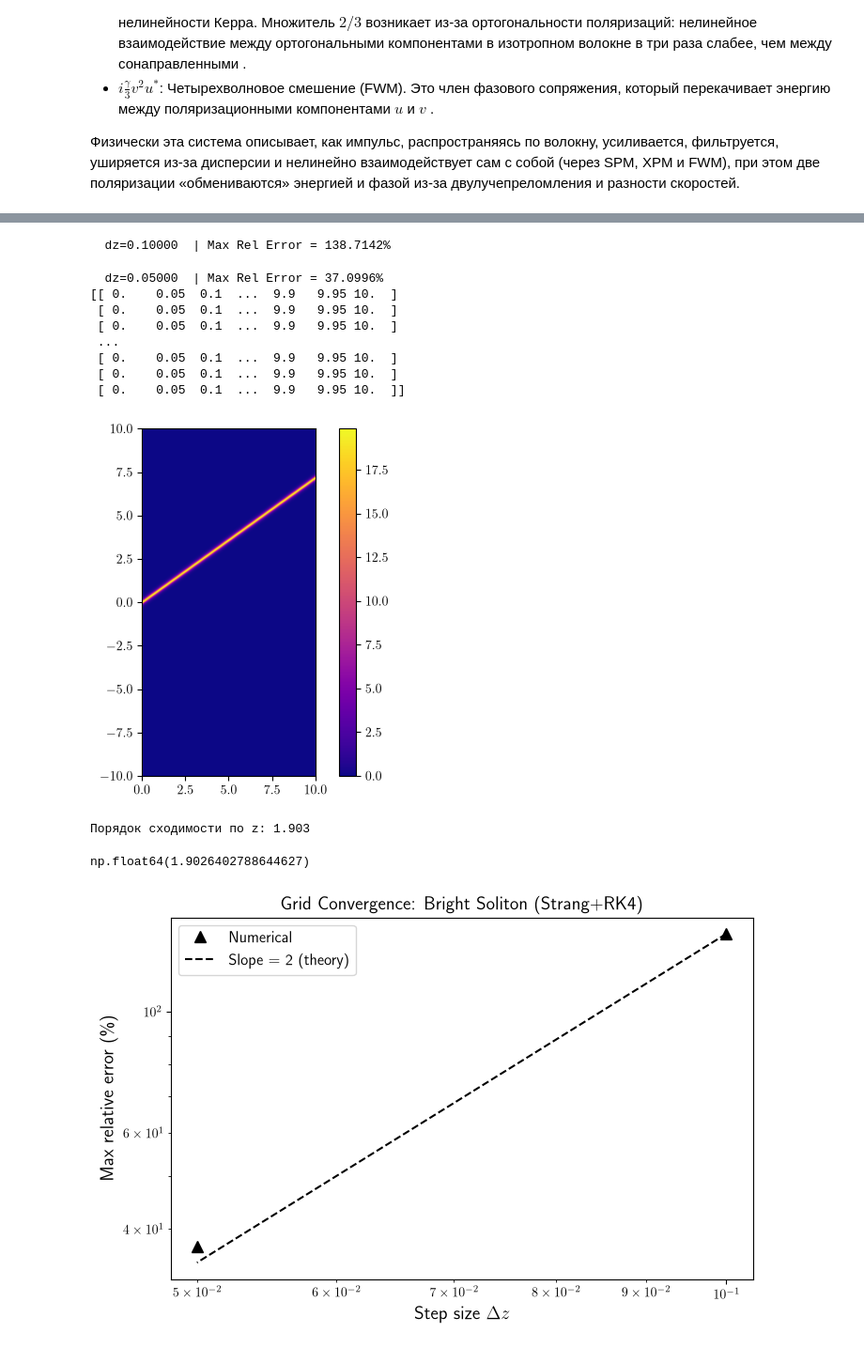
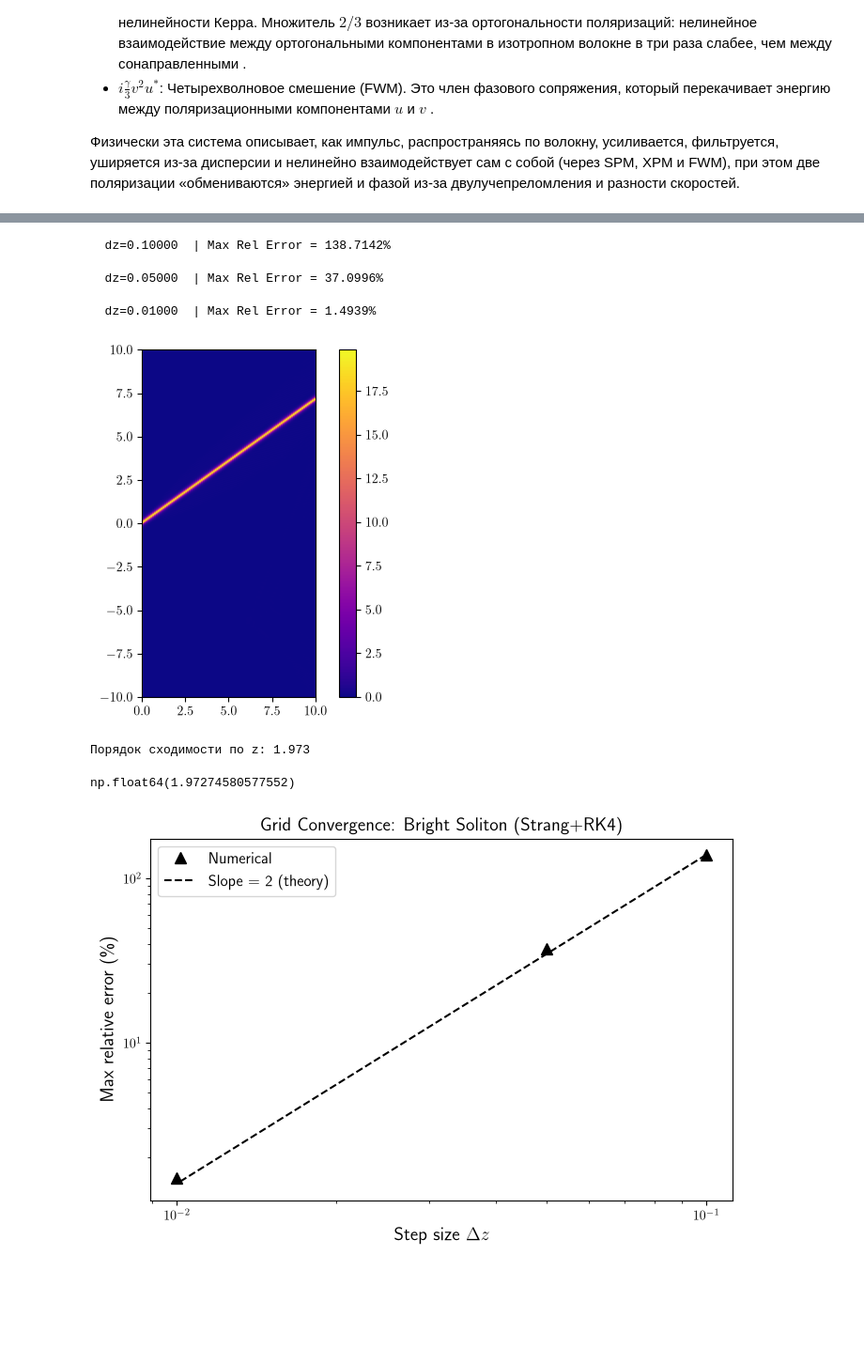
Before and after one commit to C0c0n4t/GLE, a Jupyter notebook: src/paired.ipynb, the cells around one changed output, grey strips where cells are left out. Shown at 94% size. Saved outputs shown, nothing was run; the diff lists cells and outputs as text; code cells hidden in the pictures; blank space fills up the shorter version.

Commit message:
Drawing for numerical is done, 2nd order is here, parameters are strange +  analytic is not looped??

```diff
--- a/src/paired.ipynb
+++ b/src/paired.ipynb
@@ -261,7 +251,8 @@ def convergence_study(params: dict, t_span: tuple, z_span: tuple):
     c0 = params["c0"]
     omega = params["omega"]
 
-    # TODO from where??
+    # Eq 7
+    # Important for order
     delta_required = (1.0 - beta2 * c0 * omega) / c0
     if abs(params["delta"] - delta_required) > 1e-6:
         print(f"⚠️ WARNING: delta={params['delta']} не согласовано!")
@@ -286,7 +277,7 @@ def convergence_study(params: dict, t_span: tuple, z_span: tuple):
     dz_values = [
         0.1,
         0.05,
-        # 0.01,
+        0.01,
         # 0.005,
         # 0.0025,
         # 0.00125,
@@ -310,7 +301,15 @@ def convergence_study(params: dict, t_span: tuple, z_span: tuple):
         errors.append(max(errors_dz))
         print(f"  dz={dz:<8.5f} | Max Rel Error = {errors[-1]:.4f}%")
 
-    u, v = model.bright_soliton_analytical(t_grid.points, z_grid.points, params)
+
+    z_grid = Grid(0.1, *z_span)
+    u = np.stack([u for u, v, z in model.solve(
+            t_grid,
+            z_grid,
+            initial_cond=model.bright_soliton_analytical(t_grid.points, 0, params),
+    )]).T
+    # u, v = model.bright_soliton_analytical(t_grid.points, z_grid.points, params)
+    # 1st dim is y, 2nd is x
     plt.imshow(
         np.abs(u),
         extent=(*z_span, *t_span),
@@ -349,44 +348,40 @@ def convergence_study(params: dict, t_span: tuple, z_span: tuple):
 #     "gamma": -0.02,   # Fig. 14a
 #     "g": 0, "delta_beta": 21,
 #     "c0": 1.5,
 # }
 # delta_exact = (1.0 - params_fig14["beta2"] * params_fig14['c0'] * params_fig14["omega"]) / params_fig14['c0']
 # params_fig14["delta"] = delta_exact
 
-convergence_study(
-    {
+
+params = {
         "k": 13,
         "c0": 1.4,
         "omega": 5,
         "w0": 0,
         # eq
         "delta_beta": 25,
         "beta2": 0.025,
         "Omega_g": 10,
         "delta": 0.59,
         "gamma": -0.014,
-        # "gamma": -0.153,
         "g": 0,
-    },
+}
+convergence_study(
+    params,
     # params_fig14,
+    # how t_span???, c0 * z_max
     t_span=(-10, 10),
     # z_span=(0, 50),
     z_span=(0, 10),
 )
 # %% [output]
 ⚠️ WARNING: delta=0.59 не согласовано!
    Для точного решения требуется delta = 0.589286
    Подставляю корректное значение для теста.
   dz=0.10000  | Max Rel Error = 138.7142%
   dz=0.05000  | Max Rel Error = 37.0996%
-[[ 0.    0.05  0.1  ...  9.9   9.95 10.  ]
- [ 0.    0.05  0.1  ...  9.9   9.95 10.  ]
- [ 0.    0.05  0.1  ...  9.9   9.95 10.  ]
- ...
- [ 0.    0.05  0.1  ...  9.9   9.95 10.  ]
- [ 0.    0.05  0.1  ...  9.9   9.95 10.  ]
- [ 0.    0.05  0.1  ...  9.9   9.95 10.  ]]
+  dz=0.01000  | Max Rel Error = 1.4939%
 [figure]
-Порядок сходимости по z: 1.903
-np.float64(1.9026402788644627)
+Порядок сходимости по z: 1.973
+np.float64(1.97274580577552)
-[figure, old version]
+[figure, new version]
```
Also changed, not shown: parts of 1 cell of this notebook.
